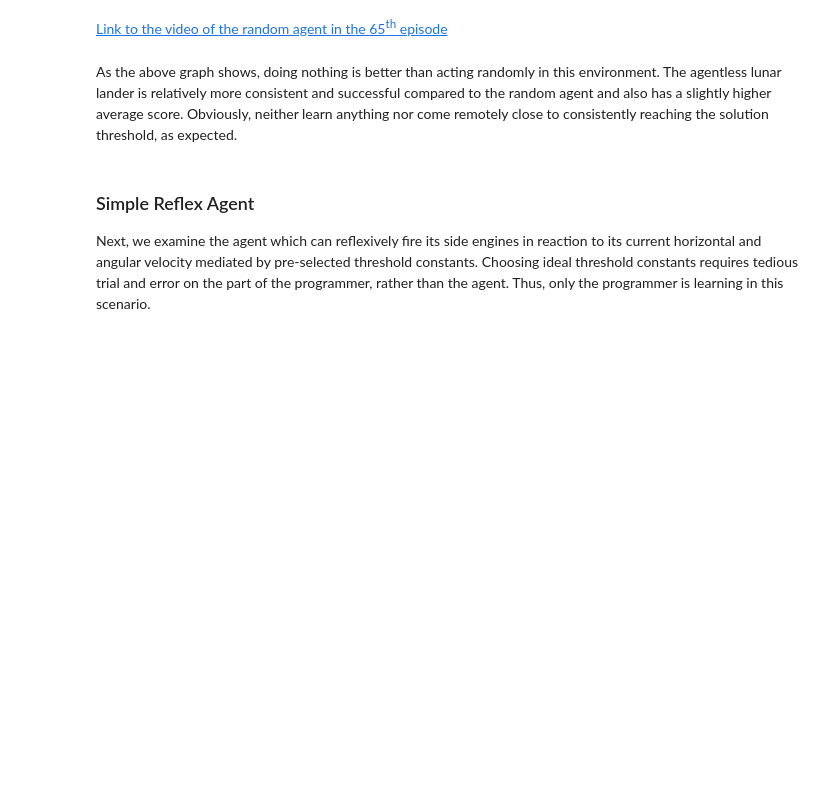
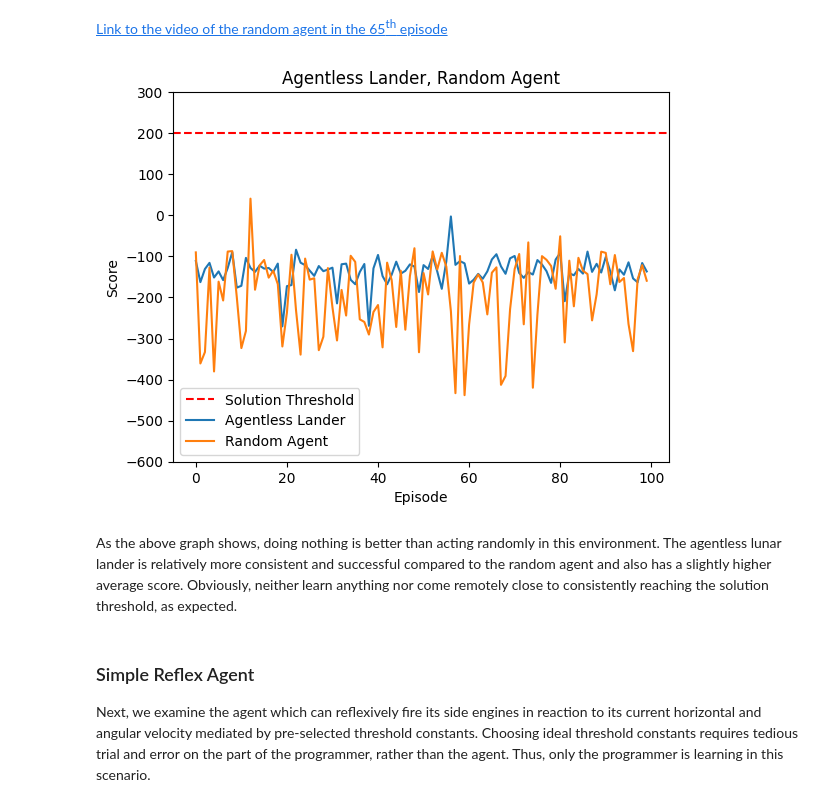
Before and after one commit to jaki9292/rl-project, a Jupyter notebook: project.ipynb, the cells around one changed output. Cells and saved outputs as stored; diff of their text form; code cells hidden in the pictures; blank space fills up the shorter version.

```diff
--- a/project.ipynb
+++ b/project.ipynb
@@ -849,3 +904,34 @@ plt.show();
+# %%
+def plot_comparison(agents):
+    '''
+    Plot scores of multiple agent objects
+    '''
+    # Initialize plot
+    plt.figure(1)
+    plt.ylim([-600,300])
+
+    # Plot solution threshold
+    plt.axhline(y = 200, color = "r", linestyle = "dashed", label = "Solution Threshold")
+
+    # Initialize list of agent names
+    names = []
+
+    # Iterate over agents list
+    for agent in agents:
+        # Plot agent's scores
+        plt.plot(agent.scores, label = agent.name)
+        names.append(agent.name)
+
+    plt.title(", ".join(names))
+    plt.xlabel("Episode")
+    plt.ylabel("Score")
+    plt.legend()
+    plt.show();
+# %%
+# Plot agentless lander and random agent scores over all episodes
+plot_comparison(agents)
+# %% [output]
+[figure, added]
 # %% [markdown]
 As the above graph shows, doing nothing is better than acting randomly in this environment. The agentless lunar lander is relatively more consistent and successful compared to the random agent and also has a slightly higher average score. Obviously, neither learn anything nor come remotely close to consistently reaching the solution threshold, as expected.
 # %% [markdown]
```
Also changed, not shown: parts of 33 cells of this notebook.
